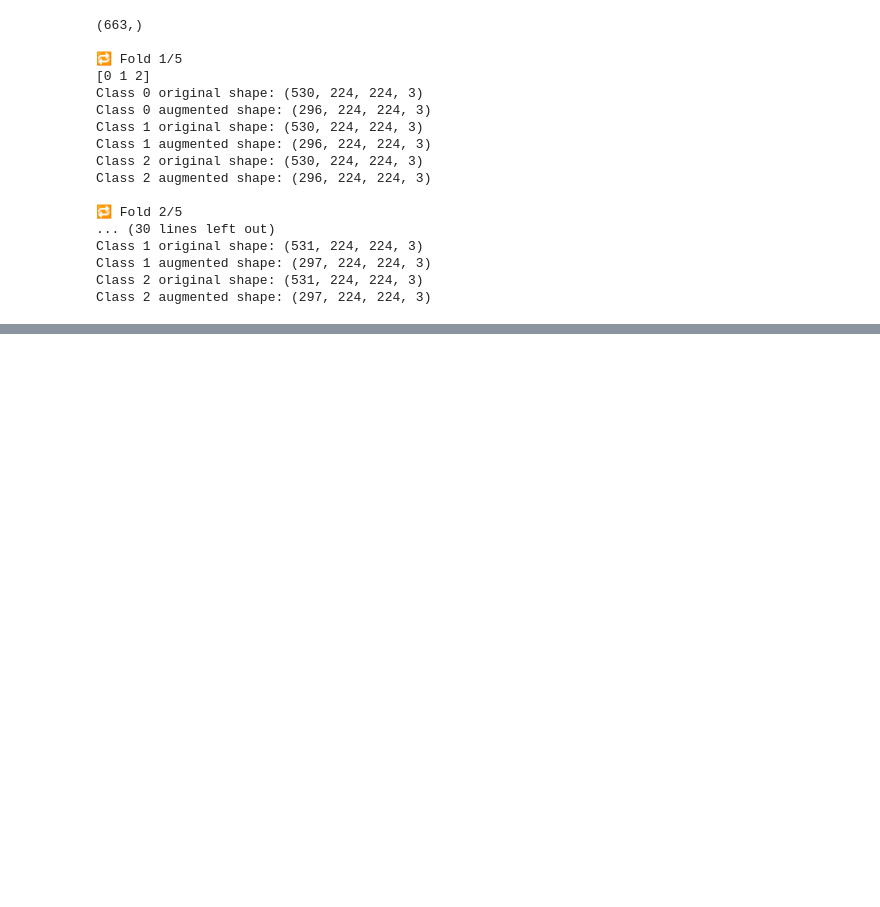
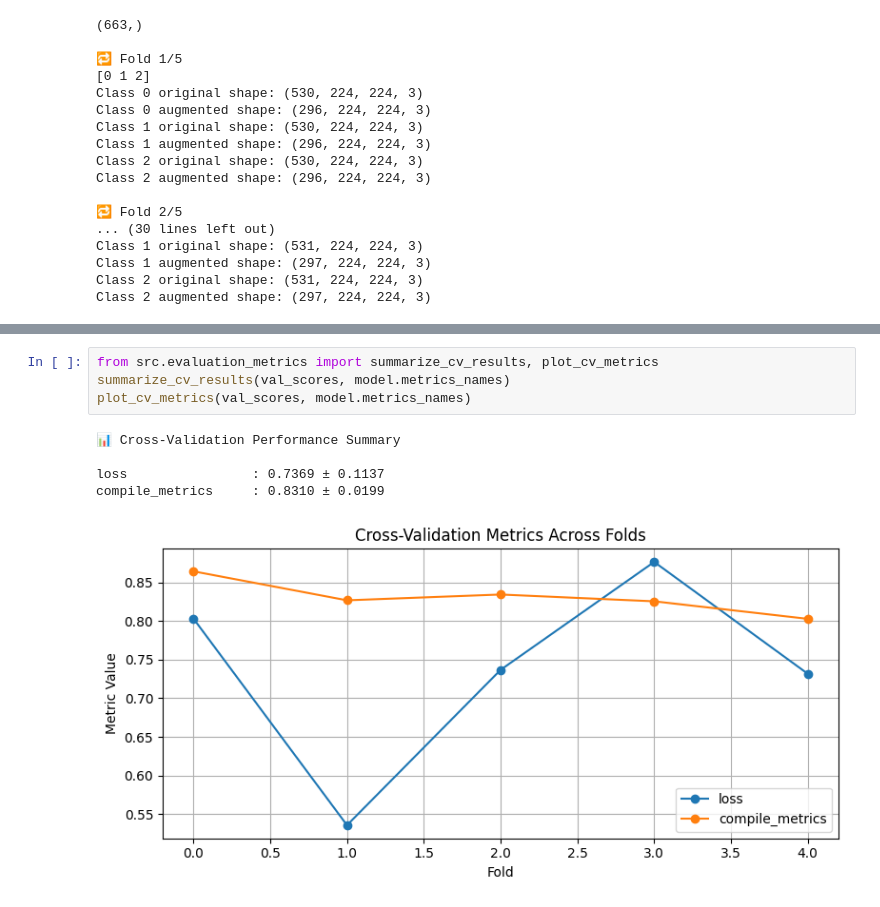
Before and after one commit to MeriemAfafHaddou/breast-cancer-classification, a Jupyter notebook: breast_cancer_classification.ipynb, the cells around one changed output, grey strips where cells are left out. Saved outputs shown, nothing was run; the diff lists cells and outputs as text; blank space fills up the shorter version.

```diff
--- a/breast_cancer_classification.ipynb
+++ b/breast_cancer_classification.ipynb
@@ -173,0 +255,10 @@ for fold_idx, (X_train, y_train, X_val, y_val) in enumerate(folds, start=1):
+# %%
+from src.evaluation_metrics import summarize_cv_results, plot_cv_metrics
+summarize_cv_results(val_scores, model.metrics_names)
+plot_cv_metrics(val_scores, model.metrics_names)
+# %% [output]
+📊 Cross-Validation Performance Summary
+
+loss                : 0.7369 ± 0.1137
+compile_metrics     : 0.8310 ± 0.0199
+[figure, added]
```
Also changed, not shown: parts of 15 cells of this notebook, 2 other files.
